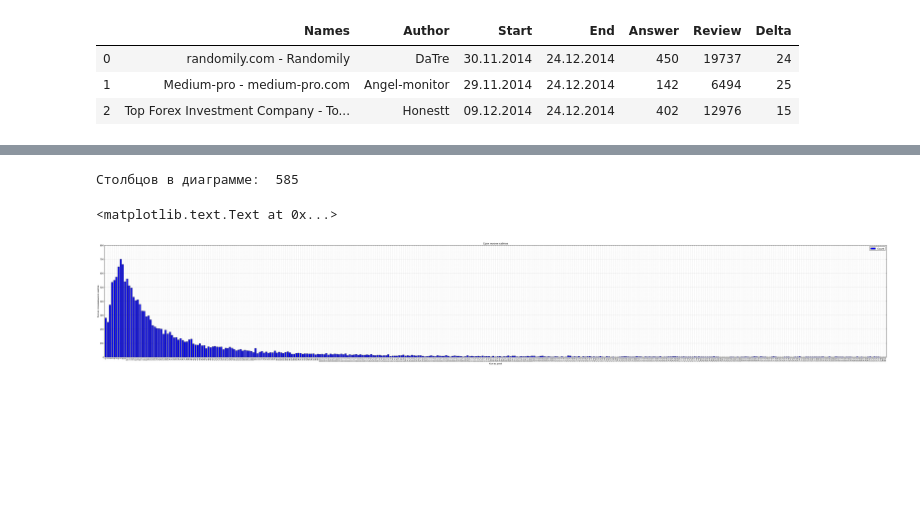
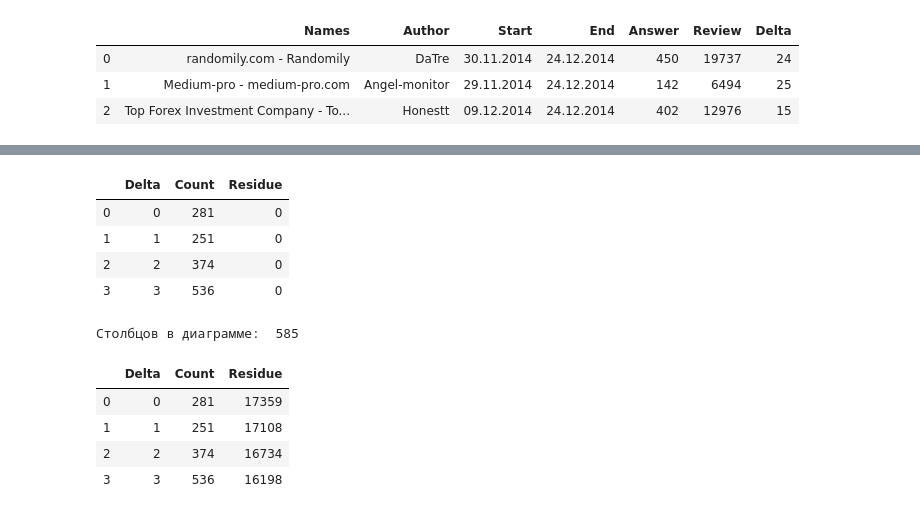
Before and after one commit to sergeqwe/parser_mmgp, a Jupyter notebook: test.ipynb, the cells around one changed output, grey strips where cells are left out. Saved outputs shown, nothing was run; the diff lists cells and outputs as text; code cells hidden in the pictures; blank space fills up the shorter version.

```diff
--- a/test.ipynb
+++ b/test.ipynb
@@ -60 +63,4 @@ del df['Review']
+# %%
+# Добавляем поле count. По нему будем считать кол-во повторяющихся значений
+df1['Count'] = 1
 # %%
@@ -83 +104,9 @@ df = name.sum()
+# %%
+df1[:4]
+# %% [output]
+|  | Delta | Count | Residue |
+| 0 | 0 | 281 | 0 |
+| 1 | 1 | 251 | 0 |
+| 2 | 2 | 374 | 0 |
+| 3 | 3 | 536 | 0 |
 # %%
@@ -86,12 +114,2 @@ print 'Столбцов в диаграмме: ', len(df)
 # %% [output]
 Столбцов в диаграмме:  585
-# %%
-df[:365].plot(kind='bar', figsize=(70, 10))
-grid(True)
-title(u'Срок жизни хайпов')
-ylabel(u'Кол-во соскамившихся хайпов')
-xlabel(u'Кол-во дней')
-#df[100:200].plot(kind='bar', figsize=(20, 5))
-# %% [output]
-<matplotlib.text.Text at 0x...>
-[figure, removed]
@@ -97,0 +122,8 @@ xlabel(u'Кол-во дней')
+# %%
+df1[:4]
+# %% [output]
+|  | Delta | Count | Residue |
+| 0 | 0 | 281 | 17359 |
+| 1 | 1 | 251 | 17108 |
+| 2 | 2 | 374 | 16734 |
+| 3 | 3 | 536 | 16198 |
```
Also changed, not shown: parts of 21 cells of this notebook.
